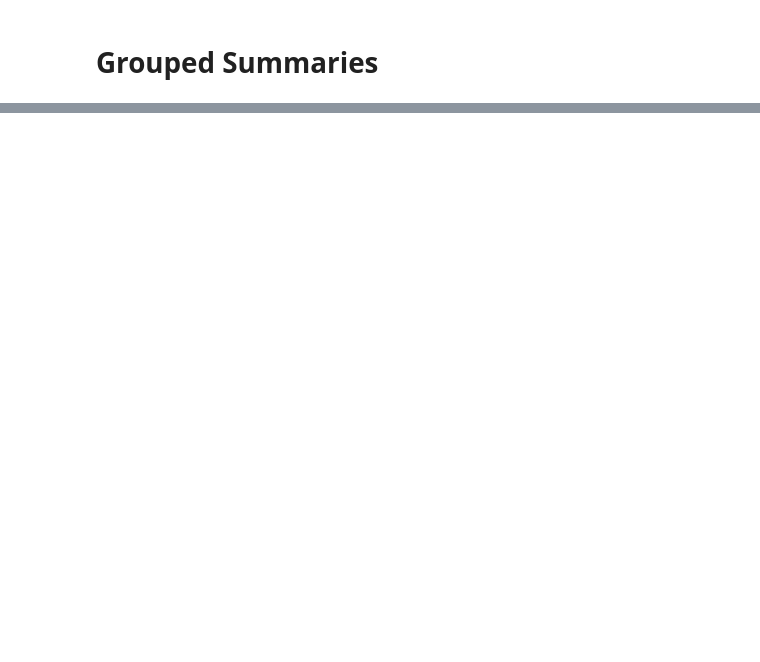
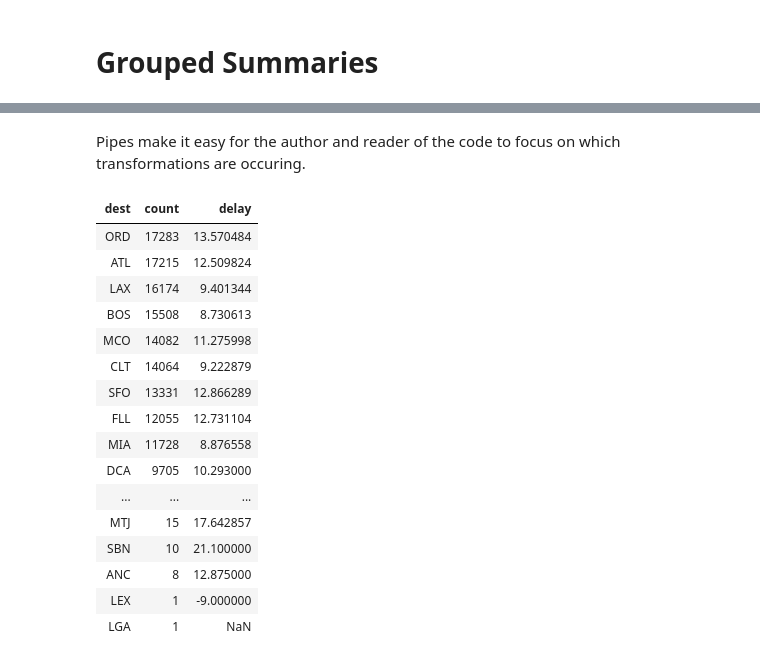
Before and after one commit to ambujtewari/stats306-fall2017, a Jupyter notebook: Lecture05.ipynb, the cells around one changed output, grey strips where cells are left out. Cells and saved outputs as stored; diff of their text form; code cells hidden in the pictures; blank space fills up the shorter version.

```diff
--- a/Lecture05.ipynb
+++ b/Lecture05.ipynb
@@ -265,0 +379,25 @@ filter(my_flights_total, total_time < 0)
+# %% [markdown]
+Pipes make it easy for the author and reader of the code to focus on which transformations are occuring.
+# %%
+# Without pipes
+by_dest <- group_by(flights, dest)
+dest_summary <- summarize(by_dest, count = n(), delay = mean(dep_delay, na.rm = TRUE))
+(dest_summary_final <- arrange(dest_summary, desc(count)))
+# %% [output]
+| dest | count | delay |
+| ORD | 17283 | 13.570484 |
+| ATL | 17215 | 12.509824 |
+| LAX | 16174 | 9.401344 |
+| BOS | 15508 | 8.730613 |
+| MCO | 14082 | 11.275998 |
+| CLT | 14064 | 9.222879 |
+| SFO | 13331 | 12.866289 |
+| FLL | 12055 | 12.731104 |
+| MIA | 11728 | 8.876558 |
+| DCA | 9705 | 10.293000 |
+| ... | ... | ... |
+| MTJ | 15 | 17.642857 |
+| SBN | 10 | 21.100000 |
+| ANC | 8 | 12.875000 |
+| LEX | 1 | -9.000000 |
+| LGA | 1 | NaN |
```
Also changed, not shown: parts of 27 cells of this notebook.
